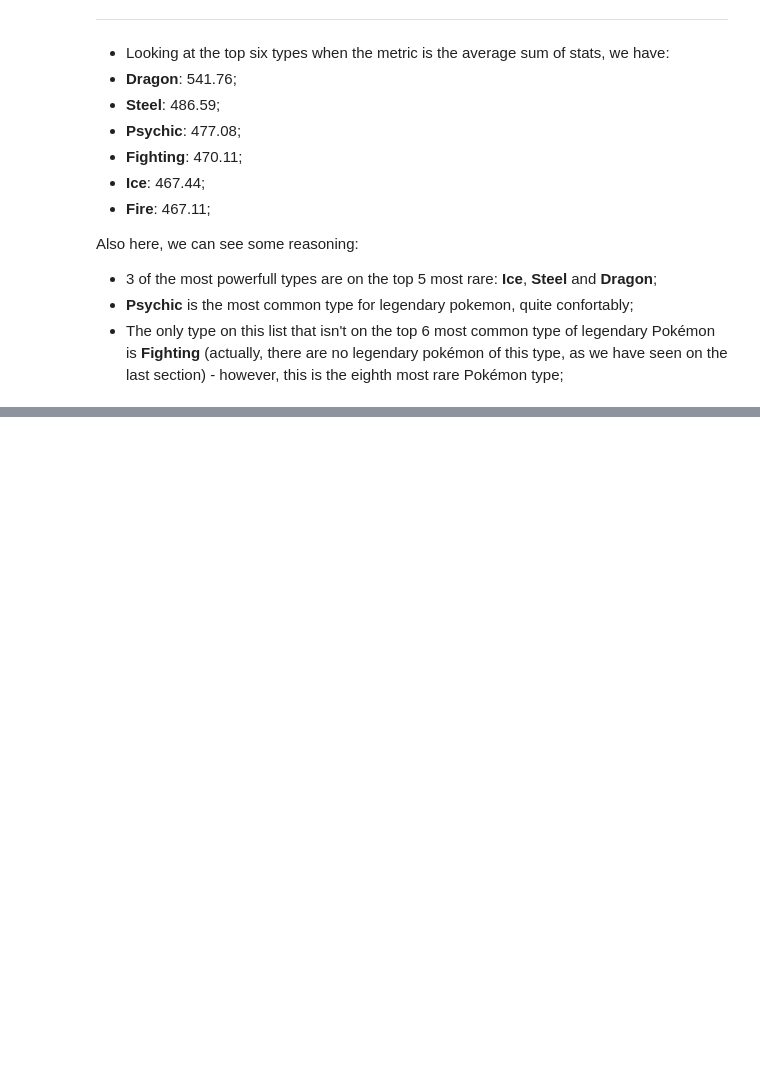
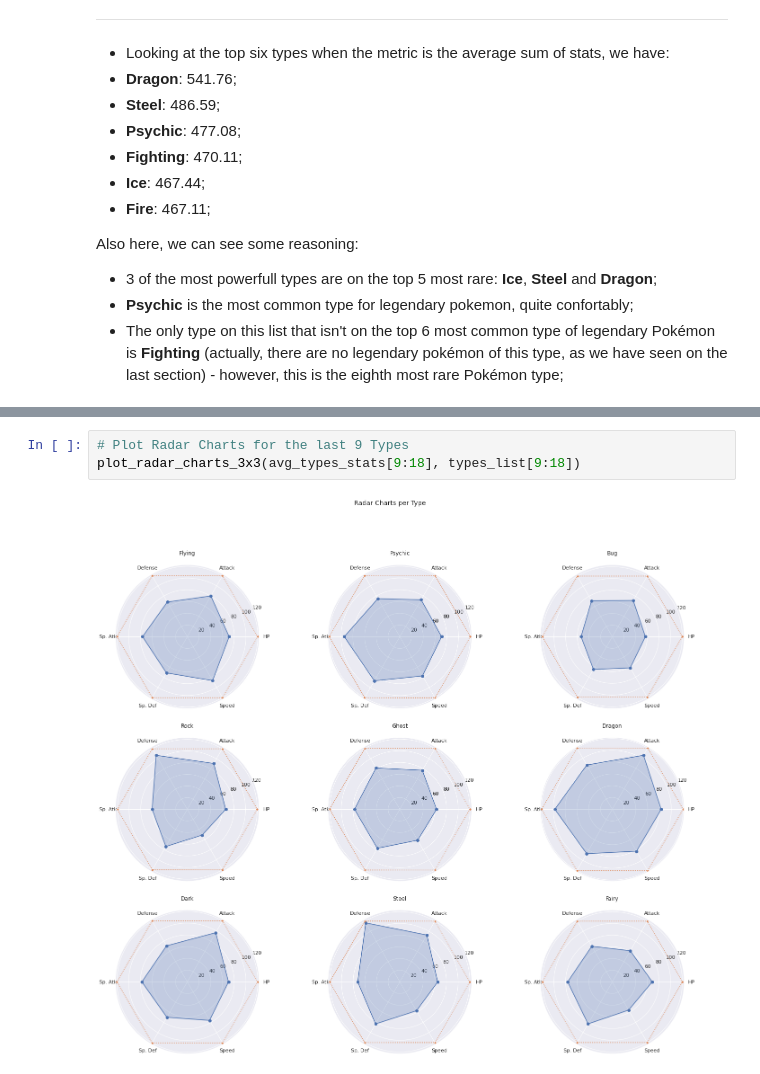
Before and after one commit to rpdieego/IndigoTortoise-pkmn-notebooks, a Jupyter notebook: IndigoTortoise_pkmn.ipynb, the cells around one changed output, grey strips where cells are left out. Drawn from its saved outputs; the diff is of its cells as text; blank space fills up the shorter version.

```diff
--- a/IndigoTortoise_pkmn.ipynb
+++ b/IndigoTortoise_pkmn.ipynb
@@ -547,0 +675,5 @@ plt.legend(loc='upper center', bbox_to_anchor=(0.5, -0.05),
+# %%
+# Plot Radar Charts for the last 9 Types
+plot_radar_charts_3x3(avg_types_stats[9:18], types_list[9:18])
+# %% [output]
+[figure, added]
```
Also changed, not shown: parts of 9 cells of this notebook.
